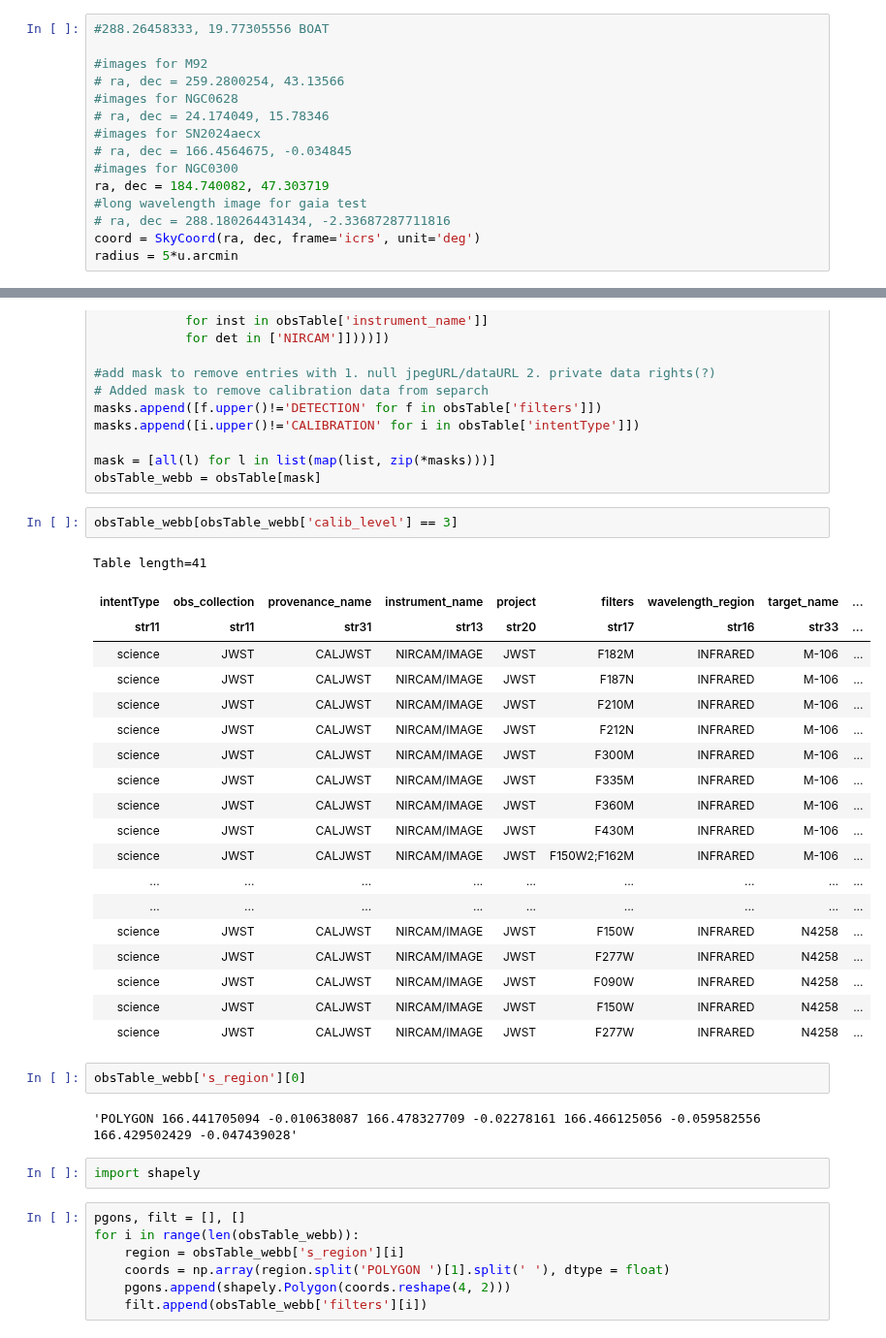
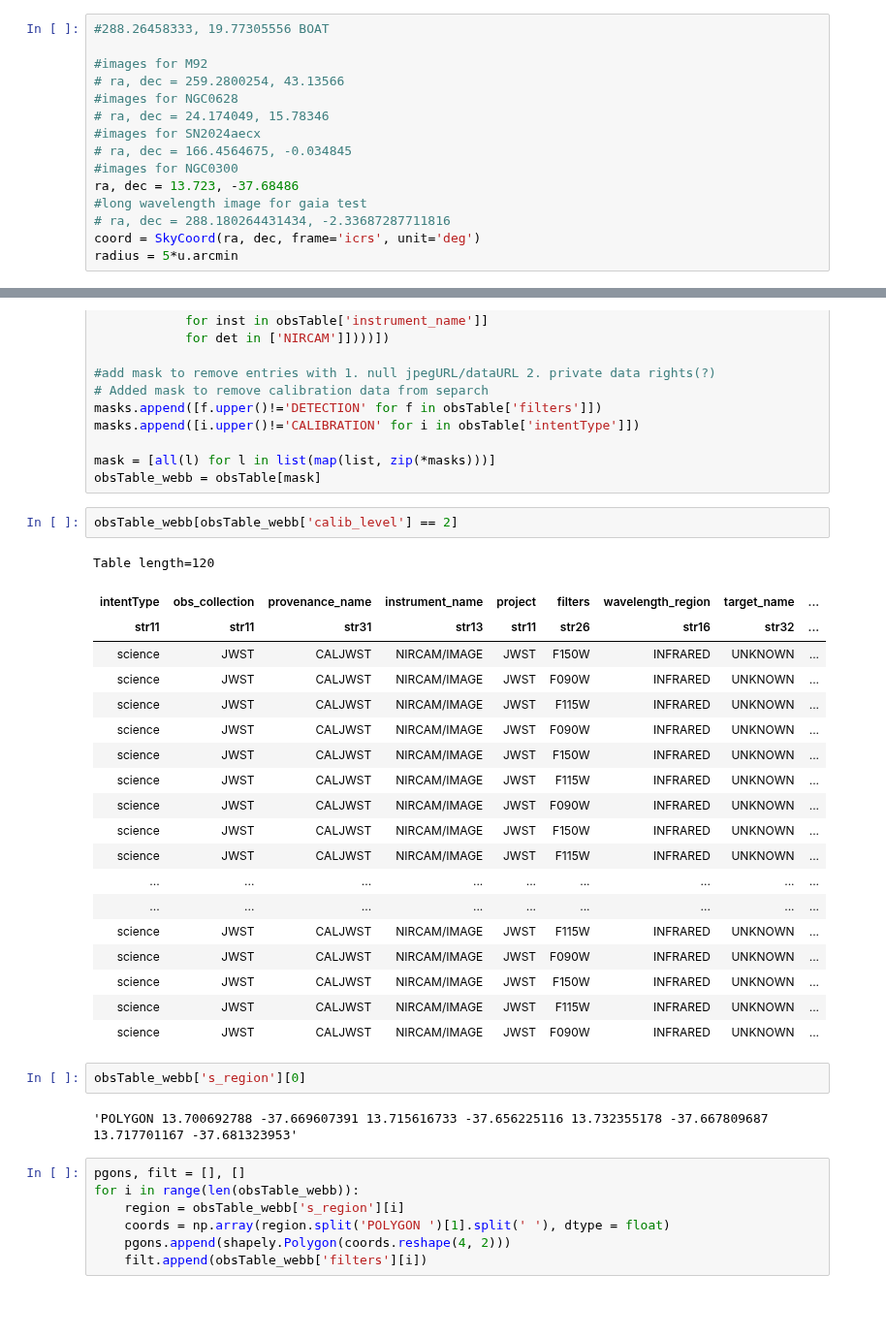
Before and after one commit to aswinsuresh24/jwst123, a Jupyter notebook: hst_download.ipynb, the cells around one changed output, grey strips where cells are left out. Shown at 97% size. Cells and saved outputs as stored; diff of their text form; blank space fills up the shorter version.

```diff
--- a/hst_download.ipynb
+++ b/hst_download.ipynb
@@ -426,7 +427,7 @@ table
 #images for SN2024aecx
 # ra, dec = 166.4564675, -0.034845
 #images for NGC0300
-ra, dec = 184.740082, 47.303719
+ra, dec = 13.723, -37.68486
 #long wavelength image for gaia test
 # ra, dec = 288.180264431434, -2.33687287711816
 coord = SkyCoord(ra, dec, frame='icrs', unit='deg')
@@ -451,33 +452,31 @@ masks.append([i.upper()!='CALIBRATION' for i in obsTable['intentType']])
 mask = [all(l) for l in list(map(list, zip(*masks)))]
 obsTable_webb = obsTable[mask]
 # %%
-obsTable_webb[obsTable_webb['calib_level'] == 3]
+obsTable_webb[obsTable_webb['calib_level'] == 2]
 # %% [output]
-Table length=41
+Table length=120
 | intentType | obs_collection | provenance_name | instrument_name | project | filters | wavelength_region | target_name | ... |
-| str11 | str11 | str31 | str13 | str20 | str17 | str16 | str33 | ... |
-| science | JWST | CALJWST | NIRCAM/IMAGE | JWST | F182M | INFRARED | M-106 | ... |
-| science | JWST | CALJWST | NIRCAM/IMAGE | JWST | F187N | INFRARED | M-106 | ... |
-| science | JWST | CALJWST | NIRCAM/IMAGE | JWST | F210M | INFRARED | M-106 | ... |
-| science | JWST | CALJWST | NIRCAM/IMAGE | JWST | F212N | INFRARED | M-106 | ... |
-| science | JWST | CALJWST | NIRCAM/IMAGE | JWST | F300M | INFRARED | M-106 | ... |
-| science | JWST | CALJWST | NIRCAM/IMAGE | JWST | F335M | INFRARED | M-106 | ... |
-| science | JWST | CALJWST | NIRCAM/IMAGE | JWST | F360M | INFRARED | M-106 | ... |
-| science | JWST | CALJWST | NIRCAM/IMAGE | JWST | F430M | INFRARED | M-106 | ... |
-| science | JWST | CALJWST | NIRCAM/IMAGE | JWST | F150W2;F162M | INFRARED | M-106 | ... |
+| str11 | str11 | str31 | str13 | str11 | str26 | str16 | str32 | ... |
+| science | JWST | CALJWST | NIRCAM/IMAGE | JWST | F150W | INFRARED | UNKNOWN | ... |
+| science | JWST | CALJWST | NIRCAM/IMAGE | JWST | F090W | INFRARED | UNKNOWN | ... |
+| science | JWST | CALJWST | NIRCAM/IMAGE | JWST | F115W | INFRARED | UNKNOWN | ... |
+| science | JWST | CALJWST | NIRCAM/IMAGE | JWST | F090W | INFRARED | UNKNOWN | ... |
+| science | JWST | CALJWST | NIRCAM/IMAGE | JWST | F150W | INFRARED | UNKNOWN | ... |
+| science | JWST | CALJWST | NIRCAM/IMAGE | JWST | F115W | INFRARED | UNKNOWN | ... |
+| science | JWST | CALJWST | NIRCAM/IMAGE | JWST | F090W | INFRARED | UNKNOWN | ... |
+| science | JWST | CALJWST | NIRCAM/IMAGE | JWST | F150W | INFRARED | UNKNOWN | ... |
+| science | JWST | CALJWST | NIRCAM/IMAGE | JWST | F115W | INFRARED | UNKNOWN | ... |
 | ... | ... | ... | ... | ... | ... | ... | ... | ... |
 | ... | ... | ... | ... | ... | ... | ... | ... | ... |
-| science | JWST | CALJWST | NIRCAM/IMAGE | JWST | F150W | INFRARED | N4258 | ... |
-| science | JWST | CALJWST | NIRCAM/IMAGE | JWST | F277W | INFRARED | N4258 | ... |
-| science | JWST | CALJWST | NIRCAM/IMAGE | JWST | F090W | INFRARED | N4258 | ... |
-| science | JWST | CALJWST | NIRCAM/IMAGE | JWST | F150W | INFRARED | N4258 | ... |
-| science | JWST | CALJWST | NIRCAM/IMAGE | JWST | F277W | INFRARED | N4258 | ... |
+| science | JWST | CALJWST | NIRCAM/IMAGE | JWST | F115W | INFRARED | UNKNOWN | ... |
+| science | JWST | CALJWST | NIRCAM/IMAGE | JWST | F090W | INFRARED | UNKNOWN | ... |
+| science | JWST | CALJWST | NIRCAM/IMAGE | JWST | F150W | INFRARED | UNKNOWN | ... |
+| science | JWST | CALJWST | NIRCAM/IMAGE | JWST | F115W | INFRARED | UNKNOWN | ... |
+| science | JWST | CALJWST | NIRCAM/IMAGE | JWST | F090W | INFRARED | UNKNOWN | ... |
 # %%
 obsTable_webb['s_region'][0]
 # %% [output]
-'POLYGON 166.441705094 -0.010638087 166.478327709 -0.02278161 166.466125056 -0.059582556 166.429502429 -0.047439028'
+'POLYGON 13.700692788 -37.669607391 13.715616733 -37.656225116 13.732355178 -37.667809687 13.717701167 -37.681323953'
-# %%
-import shapely
 # %%
 pgons, filt = [], []
 for i in range(len(obsTable_webb)):
```
Also changed, not shown: parts of 20 cells of this notebook, 1 other file.
